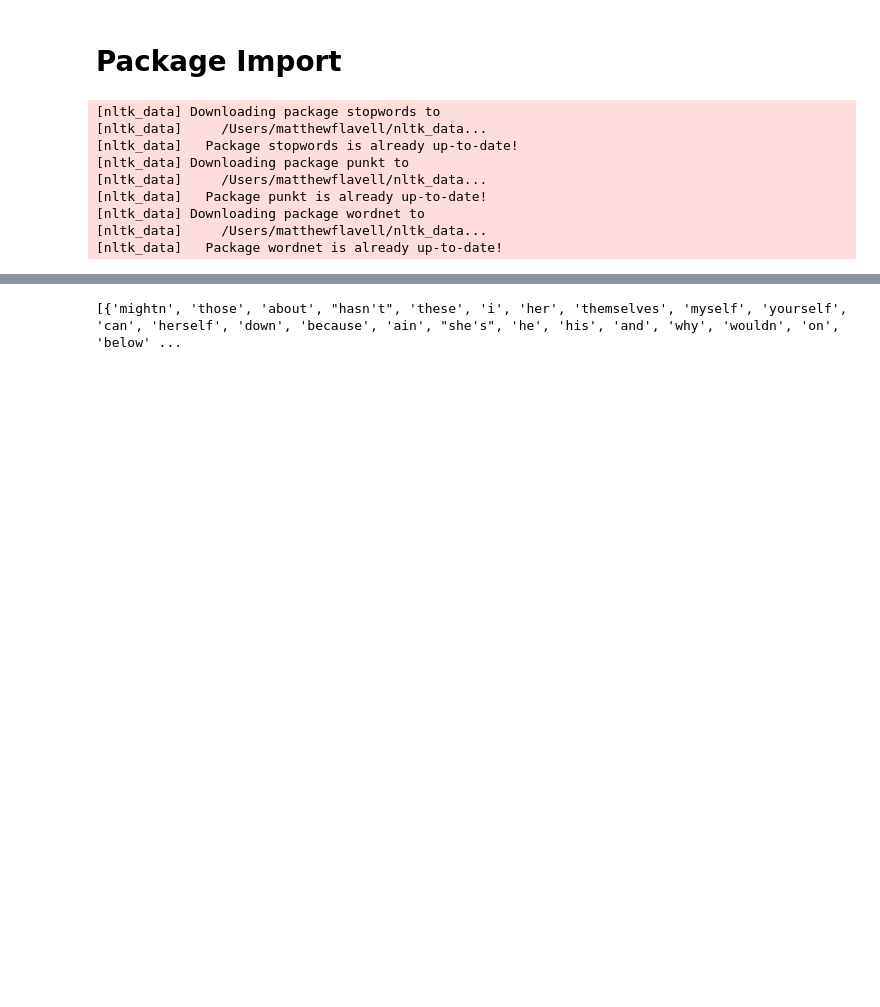
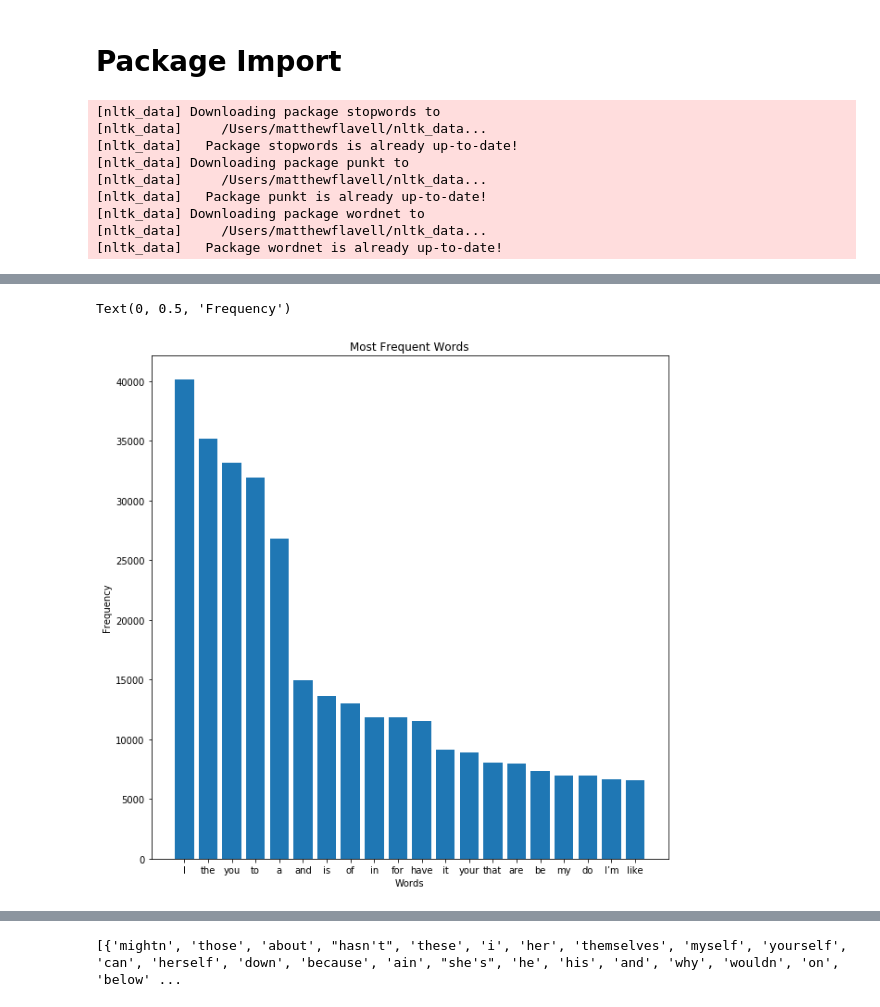
Before and after one commit to mfflavell/AEI_Artifical_Emotional_Intelligence, a Jupyter notebook: emotion_ai_eda.ipynb, the cells around one changed output, grey strips where cells are left out. Saved outputs shown, nothing was run; the diff lists cells and outputs as text; code cells hidden in the pictures; blank space fills up the shorter version.

```diff
--- a/emotion_ai_eda.ipynb
+++ b/emotion_ai_eda.ipynb
@@ -193,0 +175,11 @@ df.head(10)
+# %%
+word_freq_top_20 = word_freq[:20]
+word_freq_top_20 = dict(word_freq_top_20)
+plt.figure(figsize=(10,10))
+plt.bar(range(len(word_freq_top_20)), word_freq_top_20.values(), tick_label=list(word_freq_top_20.keys()))
+plt.title('Most Frequent Words')
+plt.xlabel('Words')
+plt.ylabel('Frequency')
+# %% [output]
+Text(0, 0.5, 'Frequency')
+[figure, added]
```
Also changed, not shown: parts of 37 cells of this notebook, 5 other files.
